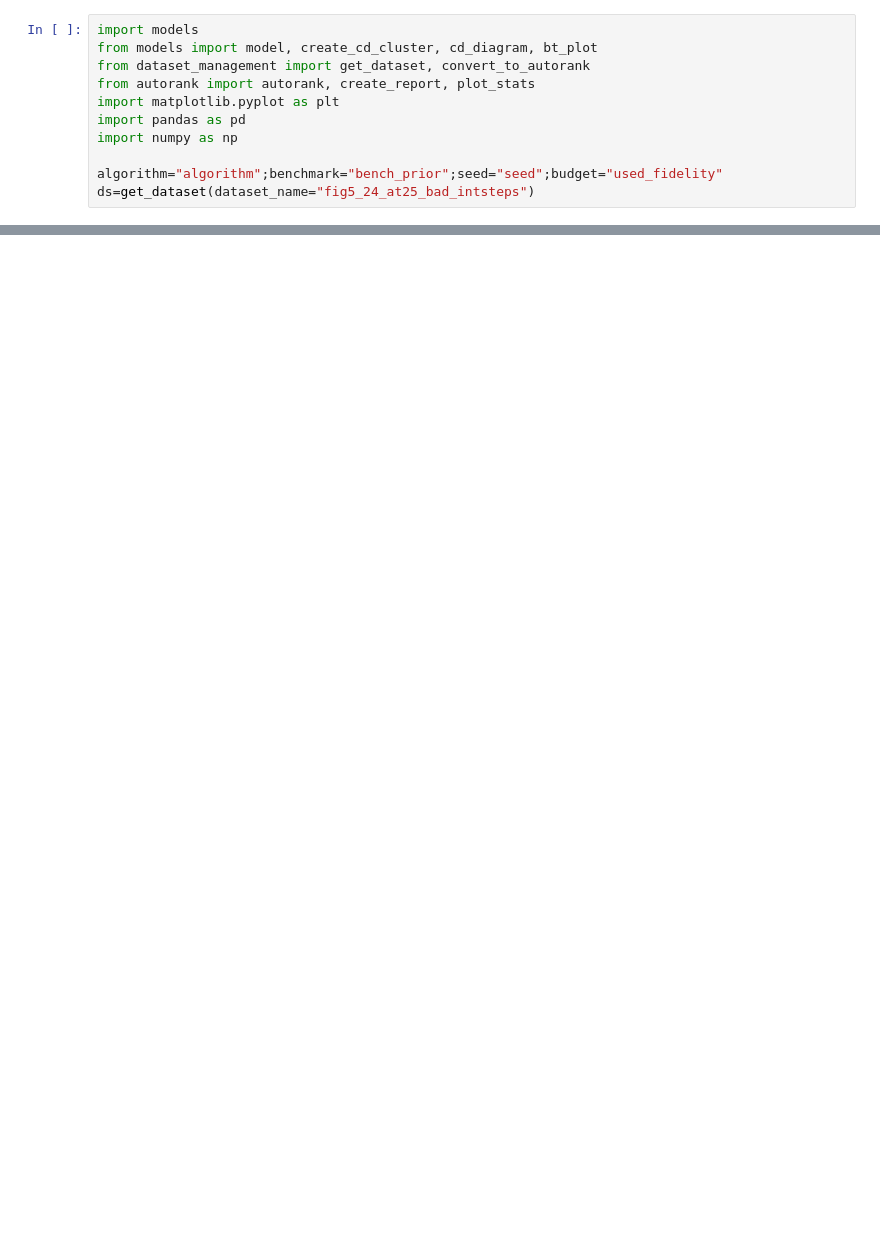
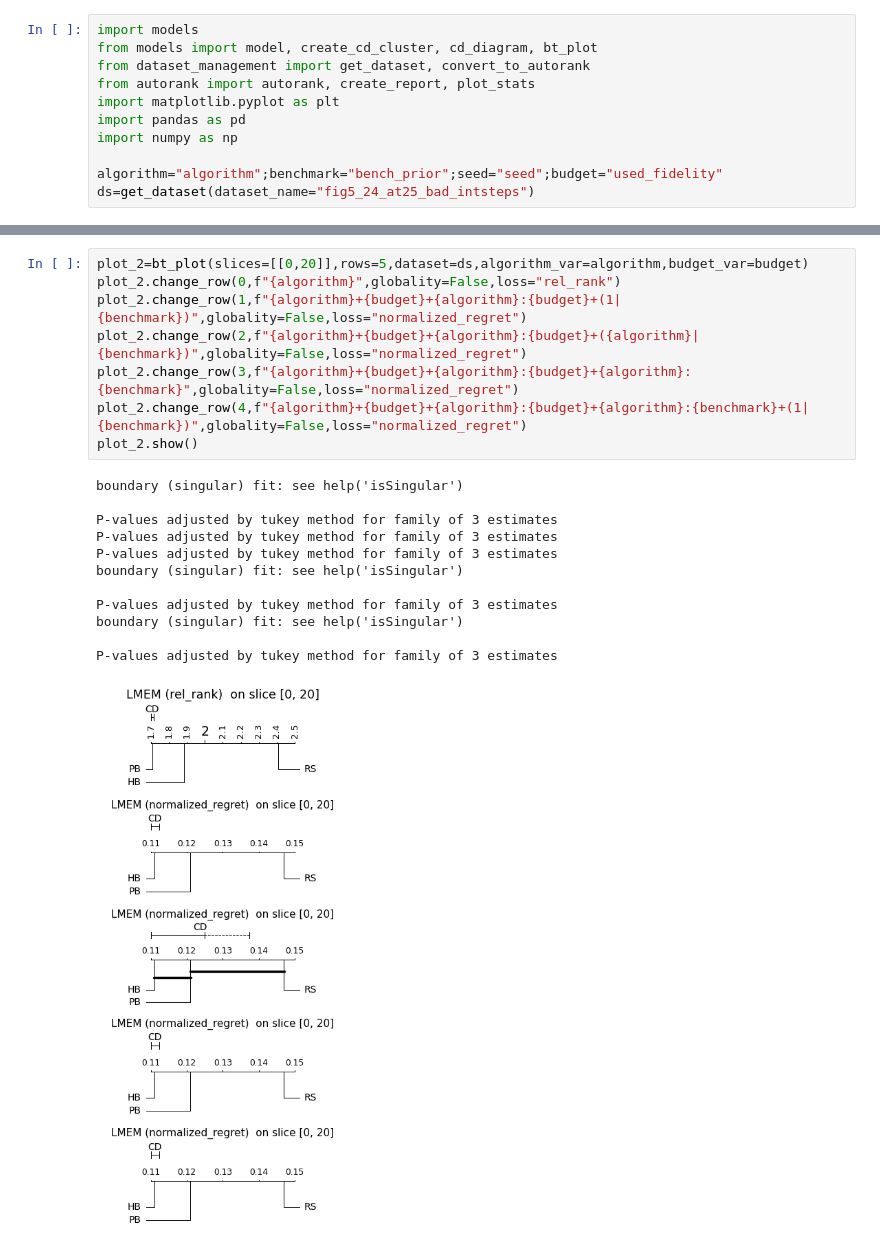
Before and after one commit to automl-private/significance_analysis, a Jupyter notebook: Thesis/5_rows.ipynb, the cells around one changed output, grey strips where cells are left out. Drawn from its saved outputs; the diff is of its cells as text; blank space fills up the shorter version.

```diff
--- a/Thesis/5_rows.ipynb
+++ b/Thesis/5_rows.ipynb
@@ -12 +70,22 @@ ds=get_dataset(dataset_name="fig5_24_at25_bad_intsteps")
+# %%
+plot_2=bt_plot(slices=[[0,20]],rows=5,dataset=ds,algorithm_var=algorithm,budget_var=budget)
+plot_2.change_row(0,f"{algorithm}",globality=False,loss="rel_rank")
+plot_2.change_row(1,f"{algorithm}+{budget}+{algorithm}:{budget}+(1|{benchmark})",globality=False,loss="normalized_regret")
+plot_2.change_row(2,f"{algorithm}+{budget}+{algorithm}:{budget}+({algorithm}|{benchmark})",globality=False,loss="normalized_regret")
+plot_2.change_row(3,f"{algorithm}+{budget}+{algorithm}:{budget}+{algorithm}:{benchmark}",globality=False,loss="normalized_regret")
+plot_2.change_row(4,f"{algorithm}+{budget}+{algorithm}:{budget}+{algorithm}:{benchmark}+(1|{benchmark})",globality=False,loss="normalized_regret")
+plot_2.show()
+# %% [output]
+boundary (singular) fit: see help('isSingular')
+
+P-values adjusted by tukey method for family of 3 estimates
+P-values adjusted by tukey method for family of 3 estimates
+P-values adjusted by tukey method for family of 3 estimates
+boundary (singular) fit: see help('isSingular')
+
+P-values adjusted by tukey method for family of 3 estimates
+boundary (singular) fit: see help('isSingular')
+
+P-values adjusted by tukey method for family of 3 estimates
+[figure, added]
 # %%
```
Also changed, not shown: parts of 5 cells of this notebook, 3 other files.
